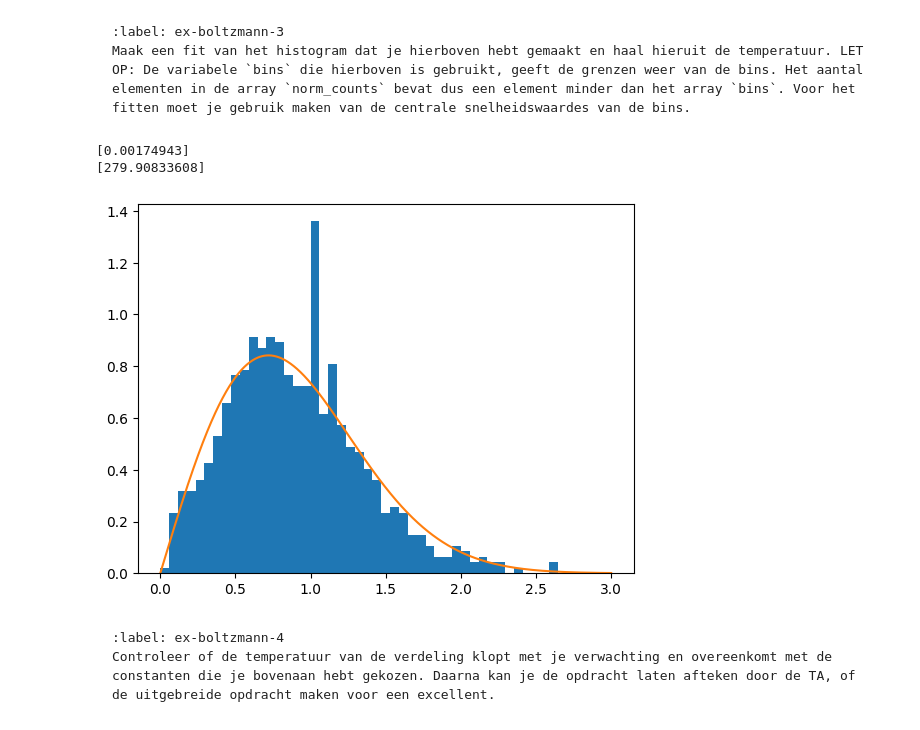
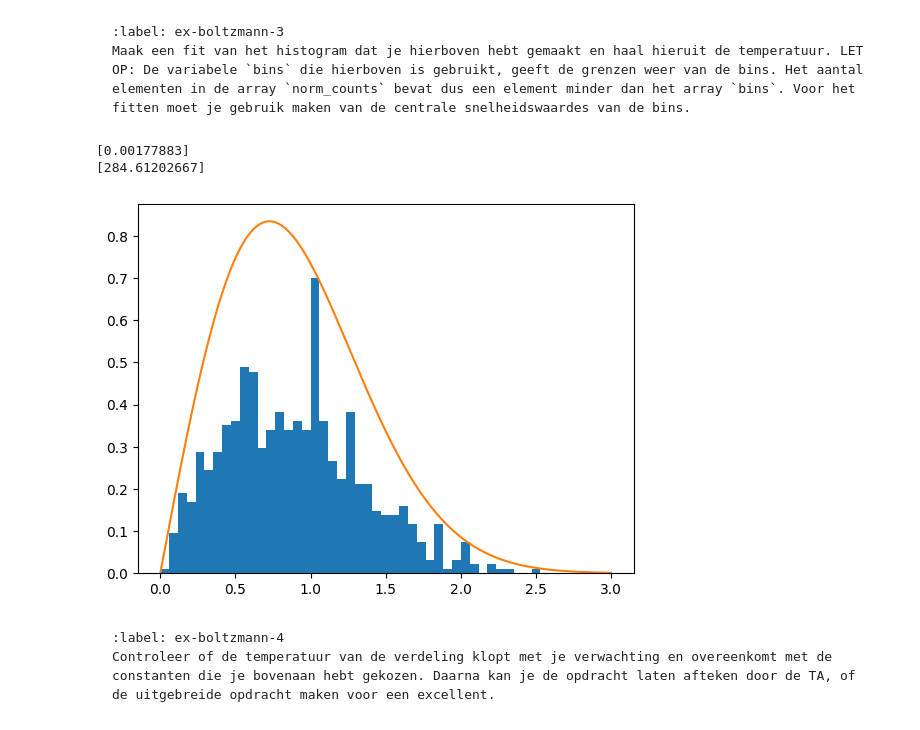
Before and after one commit to SybrenK07/25, a Jupyter notebook: Content/PySim/6_boltzmann.ipynb, the cells around one changed output. Drawn from its saved outputs; the diff is of its cells as text; code cells hidden in the pictures.

````diff
--- a/Content/PySim/6_boltzmann.ipynb
+++ b/Content/PySim/6_boltzmann.ipynb
@@ -285,7 +285,7 @@ for i in range(5000):
         partial_counts, bins = np.histogram(speeds, bins=num_bins, density='True', range=[0,3*V_0])
         tot_counts += partial_counts
 
-norm_counts = tot_counts / 20
+norm_counts = tot_counts / 40
 plt.stairs(norm_counts, bins, fill='True')
 plt.show()
 # %% [output]
@@ -378,31 +378,29 @@ $$
 Maak een fit van het histogram dat je hierboven hebt gemaakt en haal hieruit de temperatuur. LET OP: De variabele `bins` die hierboven is gebruikt, geeft de grenzen weer van de bins. Het aantal elementen in de array `norm_counts` bevat dus een element minder dan het array `bins`. Voor het fitten moet je gebruik maken van de centrale snelheidswaardes van de bins.
 ```
 # %%
-n=0
-
 bin2 = 0.5 * (bins[:-1] + bins[1:])
 
 plt.stairs(norm_counts, bins, fill='True')
 
 m = 28.02*1.66*10**-27
 k= 1.38*10**-23
 
 def f_2d(v,T):
     return (m*v/(k*T)) * np.exp(-m*v**2/(2*k*T))
 
-var, cov = curve_fit(f_2d,bin2,norm_counts)
+var, cov = curve_fit(f_2d,bin2,norm_counts*2)
 
 x_fit = np.linspace(0,(3*V_0),1000)
 y_fit = f_2d(x_fit,*var)
 
 plt.plot(x_fit,y_fit)
 print(var)
 T_scale = vscale**2
 print(var*T_scale)
 # %% [output]
-[0.00174943]
-[279.90833608]
+[0.00177883]
+[284.61202667]
-[figure, old version]
+[figure, new version]
 # %% [markdown]
 ```{exercise}
 :label: ex-boltzmann-4
````
Also changed, not shown: parts of 4 cells of this notebook, 1 other file.
